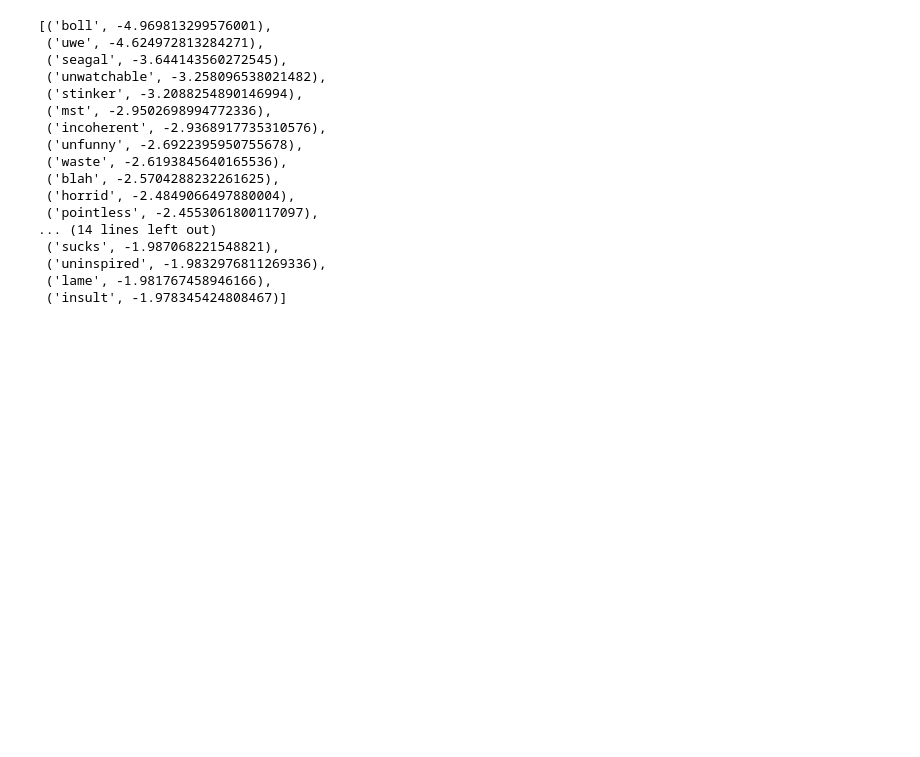
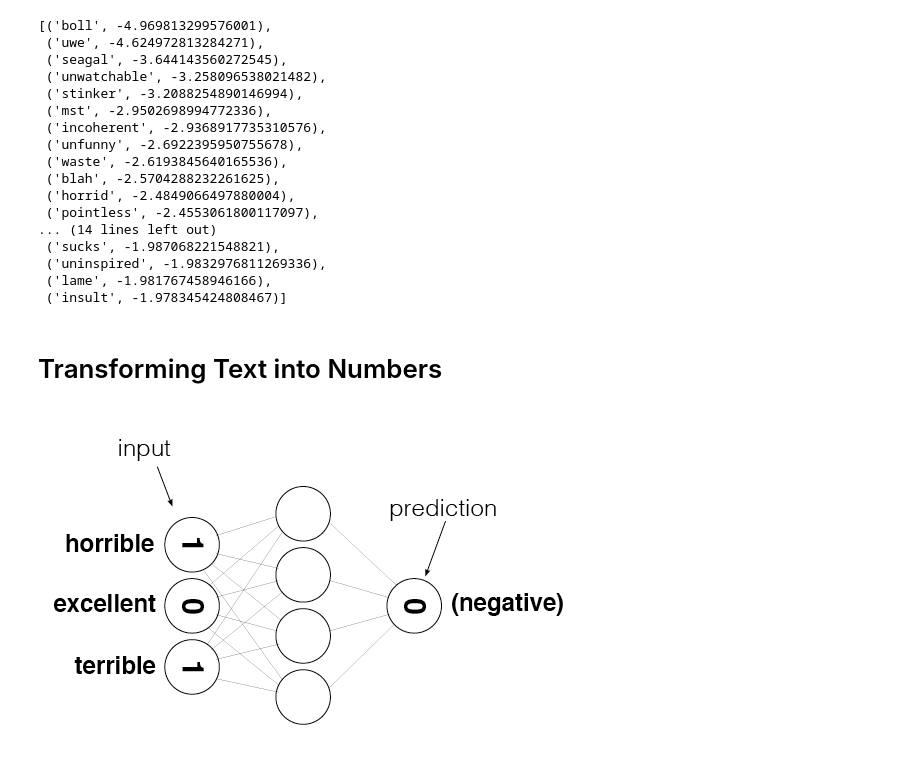
Before and after one commit to linked0/dlnd-deep-learning, a Jupyter notebook: AAMY/Sentiment_Classification_Solutions_my.ipynb, the cells around one changed output. Cells and saved outputs as stored; diff of their text form; code cells hidden in the pictures; blank space fills up the shorter version.

```diff
--- a/AAMY/Sentiment_Classification_Solutions_my.ipynb
+++ b/AAMY/Sentiment_Classification_Solutions_my.ipynb
@@ -255,3 +255,11 @@ list(reversed(pos_neg_ratios.most_common()))[:30]
  ('uninspired', -1.9832976811269336),
  ('lame', -1.981767458946166),
  ('insult', -1.978345424808467)]
+# %% [markdown]
+# Transforming Text into Numbers
+# %%
+from IPython.display import Image
+review = "This was a horrible, terrible movie."
+Image(filename='sentiment_network.png')
+# %% [output]
+[figure, added]
```
Also changed, not shown: parts of 17 cells of this notebook.
